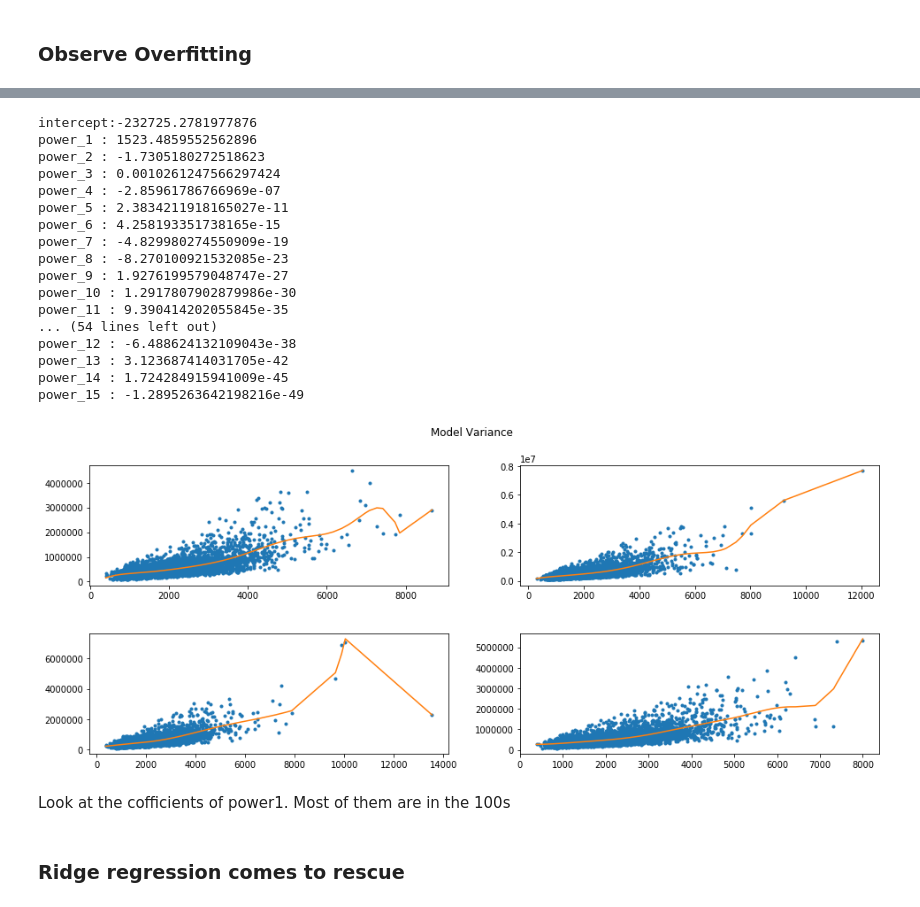
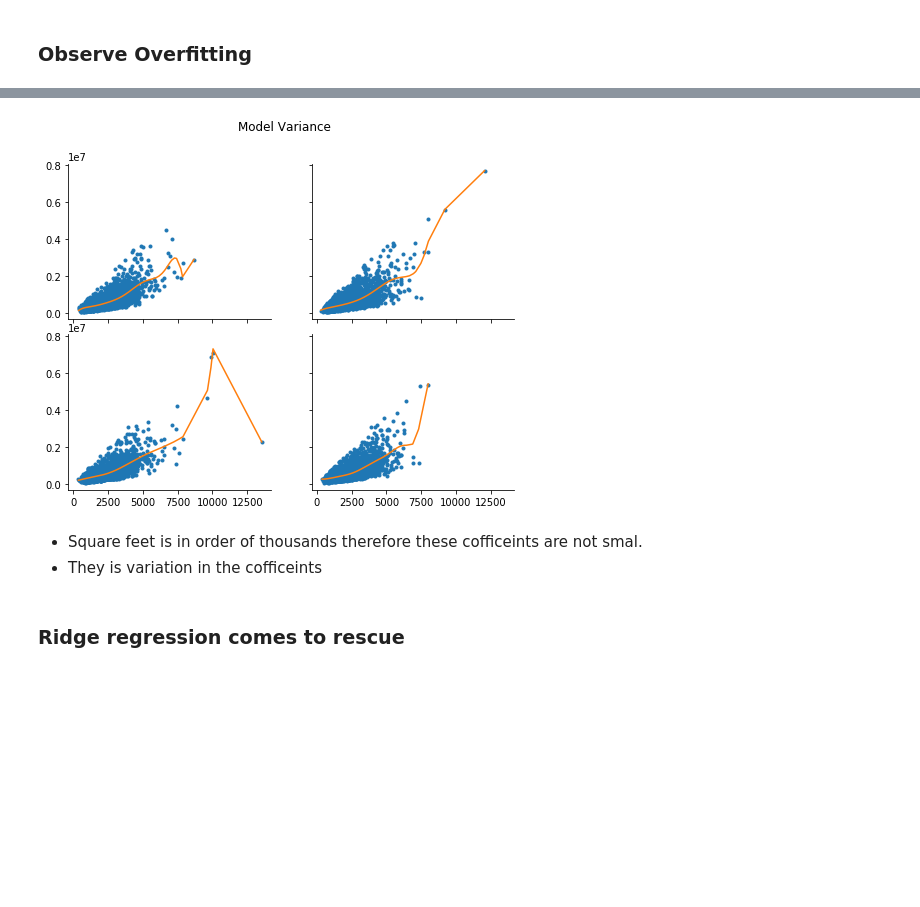
Before and after one commit to Tinsae/Machine-Learning-Projects, a Jupyter notebook: 2. Regression/4-ridge-regression-assignment-1(Standard Packages).ipynb, the cells around one changed output, grey strips where cells are left out. Drawn from its saved outputs; the diff is of its cells as text; code cells hidden in the pictures; blank space fills up the shorter version.

```diff
--- a/2. Regression/4-ridge-regression-assignment-1(Standard Packages).ipynb
+++ b/2. Regression/4-ridge-regression-assignment-1(Standard Packages).ipynb
@@ -25,11 +25,15 @@ import warnings
 if not sys.warnoptions:
     warnings.simplefilter("ignore")
 # %%
+from sklearn import preprocessing
+
 def polynomial_dataframe(feature, degree):
     # assume that degree >= 1
     # initialize the SFrame:
     poly_df = pd.DataFrame()
     # and set poly_sframe['power_1'] equal to the passed feature
+    #poly_df['power_1'] = feature
+    #poly_df['power_1'] = pd.Series(preprocessing.scale(feature))
     poly_df['power_1'] = feature
     # first check if degree > 1
     if degree > 1:
@@ -39,7 +43,8 @@ def polynomial_dataframe(feature, degree):
             # first we'll give the column a name:
             name = 'power_' + str(power)
             # then assign poly_sframe[name] to the appropriate power of feature
-            poly_df[name] = feature ** power
+            poly_df[name] = poly_df['power_1'] ** power
+            #poly_df[name] = pd.Series(preprocessing.scale(feature ** power))
     return poly_df
 # test it
 tmp = pd.Series([1., 2., 3.])
@@ -70,8 +75,9 @@ sales = sales.sort_values(by=['sqft_living', 'price'])
 # %%
 # degree 15 polynomial
 X = polynomial_dataframe(sales['sqft_living'], 15)
+
 Y = sales['price']
-model15_sk = Ridge(alpha=0.2, normalize=True)
+model15_sk = Ridge(alpha=0.2)
 model15_sk.fit(X, Y)
 
 print("Intercept: ", model15_sk.intercept_,"\n")
@@ -117,45 +147,19 @@ def print_coffients(coff):
-# %%
-print_coffients(coff1)
-print_coffients(coff2)
-print_coffients(coff3)
-print_coffients(coff4)
-
-
-def plotIt(X, Y, model):
-    plt.plot(X['power_1'], Y,'.',
-             X['power_1'], model.predict(X),'-')
-
-fig = plt.figure(figsize=(16,6))
-fig.subplots_adjust(hspace = 0.4, wspace = 0.2)
-fig.suptitle("Model Variance")
-fig.add_subplot(221)
-plotIt(set1_X, set1_Y, set1_model)
-fig.add_subplot(222)
-plotIt(set2_X, set2_Y, set2_model)
-fig.add_subplot(223)
-plotIt(set3_X, set3_Y, set3_model)
-fig.add_subplot(224)
-plotIt(set4_X, set4_Y, set4_model)
-# %% [output]
-intercept:-232725.2781977876
-power_1 : 1523.4859552562896
-power_2 : -1.7305180272518623
-power_3 : 0.0010261247566297424
-power_4 : -2.85961786766969e-07
-power_5 : 2.3834211918165027e-11
-power_6 : 4.258193351738165e-15
-power_7 : -4.829980274550909e-19
-power_8 : -8.270100921532085e-23
-power_9 : 1.9276199579048747e-27
-power_10 : 1.2917807902879986e-30
-power_11 : 9.390414202055845e-35
-... (54 lines left out)
-power_12 : -6.488624132109043e-38
-power_13 : 3.123687414031705e-42
-power_14 : 1.724284915941009e-45
-power_15 : -1.2895263642198216e-49
-[figure, removed]
-# %% [markdown]
-Look at the cofficients of power1. Most of them are in the 100s
+# %%
+fig, ((ax1, ax2), (ax3, ax4)) = plt.subplots(2, 2, sharex=True, sharey=True, figsize=(8,6) )
+fig.subplots_adjust(hspace = 0.1, wspace = 0.2)
+fig.suptitle("Model Variance")
+#sns.regplot(set1_X['power_1'], set1_Y, x_estimator=set1_model.predict ,ax=ax1)
+ax1.plot(set1_X['power_1'], set1_Y,'.', set1_X['power_1'], set1_model.predict(set1_X),'-')
+ax2.plot(set2_X['power_1'], set2_Y,'.', set2_X['power_1'], set2_model.predict(set2_X),'-')
+ax3.plot(set3_X['power_1'], set3_Y,'.', set3_X['power_1'], set3_model.predict(set3_X),'-')
+ax4.plot(set4_X['power_1'], set4_Y,'.', set4_X['power_1'], set4_model.predict(set4_X),'-')
+sns.despine()
+
+plt.show()
+# %% [output]
+[figure, added]
+# %% [markdown]
+* Square feet is in order of thousands therefore these cofficeints are not smal.
+* They is variation in the cofficeints
 # %% [markdown]
 ### Ridge regression comes to rescue
```
Also changed, not shown: parts of 31 cells of this notebook.
